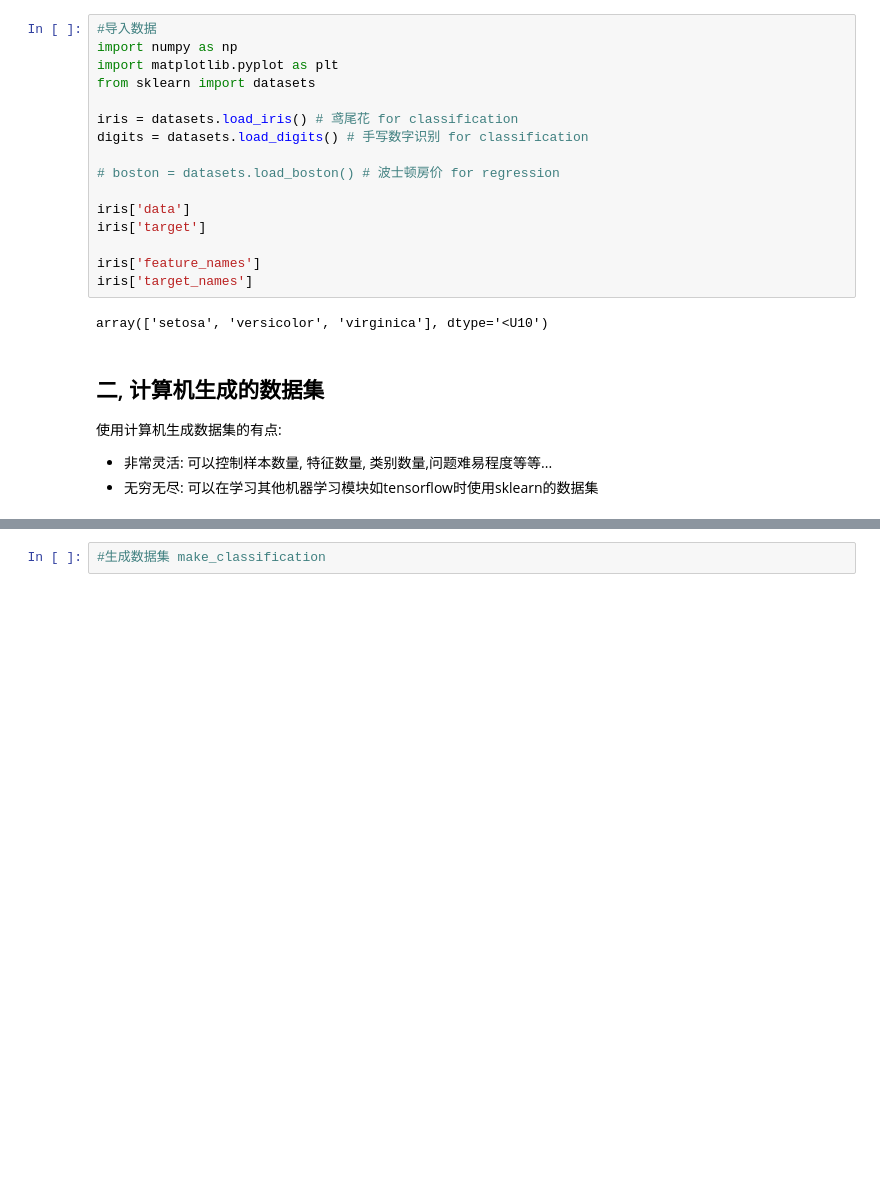
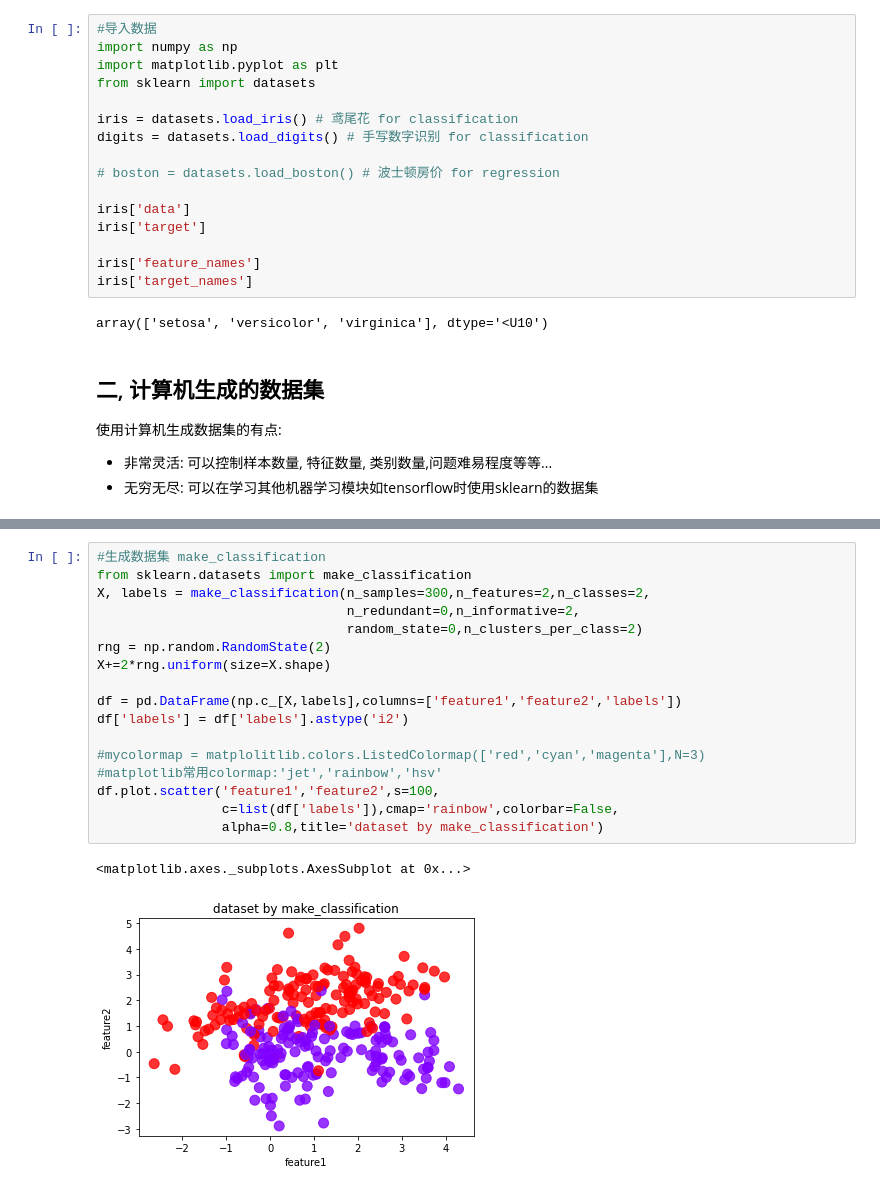
Before and after one commit to jinyingtld/python, a Jupyter notebook: sklearn一般流程.ipynb, the cells around one changed output, grey strips where cells are left out. Saved outputs shown, nothing was run; the diff lists cells and outputs as text; blank space fills up the shorter version.

```diff
--- a/sklearn一般流程.ipynb
+++ b/sklearn一般流程.ipynb
@@ -424,5 +424,23 @@ X.shape (200, 2)
 labels {0, 1, 2}
 <matplotlib.axes._subplots.AxesSubplot at 0x...>
 [figure]
-# %%
-#生成数据集 make_classification
+# %%
+#生成数据集 make_classification
+from sklearn.datasets import make_classification
+X, labels = make_classification(n_samples=300,n_features=2,n_classes=2,
+                                n_redundant=0,n_informative=2,
+                                random_state=0,n_clusters_per_class=2)
+rng = np.random.RandomState(2)
+X+=2*rng.uniform(size=X.shape)
+
+df = pd.DataFrame(np.c_[X,labels],columns=['feature1','feature2','labels'])
+df['labels'] = df['labels'].astype('i2')
+
+#mycolormap = matplolitlib.colors.ListedColormap(['red','cyan','magenta'],N=3)
+#matplotlib常用colormap:'jet','rainbow','hsv'
+df.plot.scatter('feature1','feature2',s=100,
+                c=list(df['labels']),cmap='rainbow',colorbar=False,
+                alpha=0.8,title='dataset by make_classification')
+# %% [output]
+<matplotlib.axes._subplots.AxesSubplot at 0x...>
+[figure, added]
```
Also changed, not shown: parts of 14 cells of this notebook.
